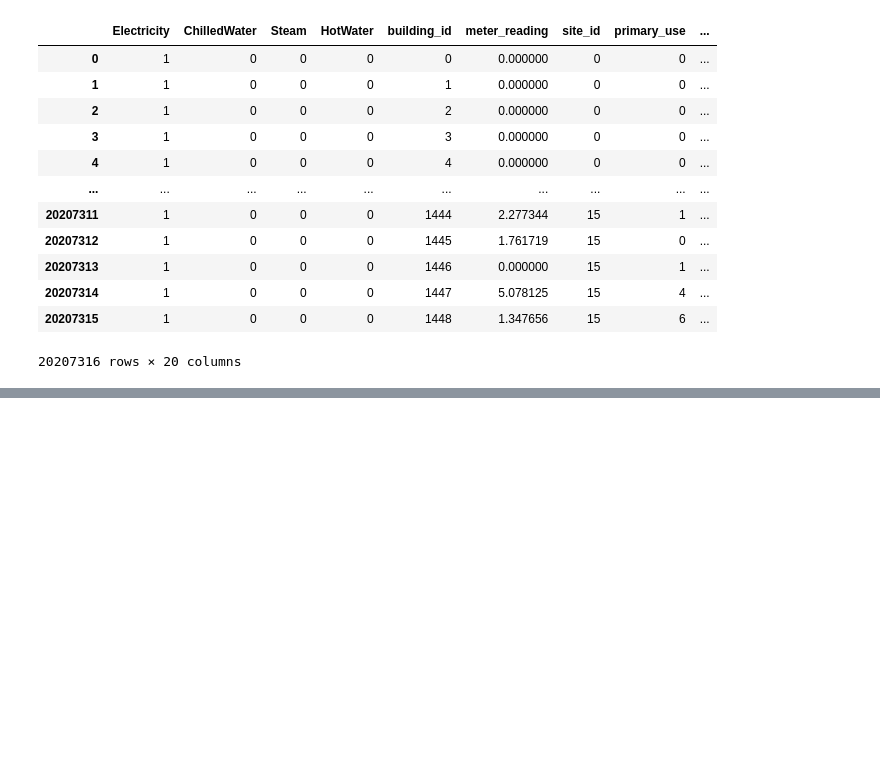
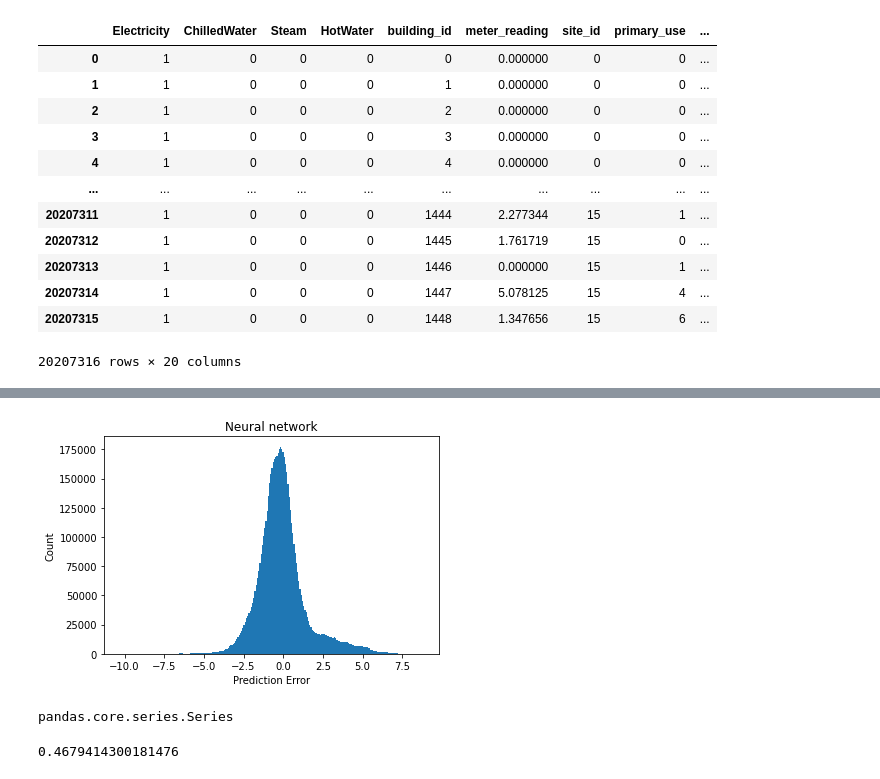
Before and after one commit to Senek18/engineer-thesis, a Jupyter notebook: DLmodel.ipynb, the cells around one changed output, grey strips where cells are left out. Saved outputs shown, nothing was run; the diff lists cells and outputs as text; code cells hidden in the pictures; blank space fills up the shorter version.

```diff
--- a/DLmodel.ipynb
+++ b/DLmodel.ipynb
@@ -55,10 +55,18 @@ train
 | 20207314 | 1 | 0 | 0 | 0 | 1447 | 5.078125 | 15 | 4 | ... |
 | 20207315 | 1 | 0 | 0 | 0 | 1448 | 1.347656 | 15 | 6 | ... |
 20207316 rows × 20 columns
+# %%
+from sklearn.model_selection import train_test_split
+
+train, test = train_test_split(train, test_size=0.3)
 # %%
 x_train = train.drop(['meter_reading'],axis=1)
 # %%
 y_train = train['meter_reading']
+# %%
+x_test = test.drop(['meter_reading'],axis=1)
+# %%
+y_test = test['meter_reading']
 # %%
 dim = len(x_train.columns)
 # %%
@@ -91,0 +120,17 @@ print(rmse)
+# %%
+test_predictions = model.predict(x_test).flatten()
+# %%
+import matplotlib
+import matplotlib.pyplot as plt
+
+error = test_predictions - y_test
+plt.hist(error, bins = 250)
+plt.xlabel("Prediction Error")
+plt.title('Neural network')
+_ = plt.ylabel("Count")
+# %% [output]
+[figure, added]
+# %%
+type(y_test)
+# %% [output]
+pandas.core.series.Series
@@ -91,0 +147,4 @@ print(rmse)
+# %%
+r2
+# %% [output]
+0.4679414300181476
```
Also changed, not shown: parts of 6 cells of this notebook.
